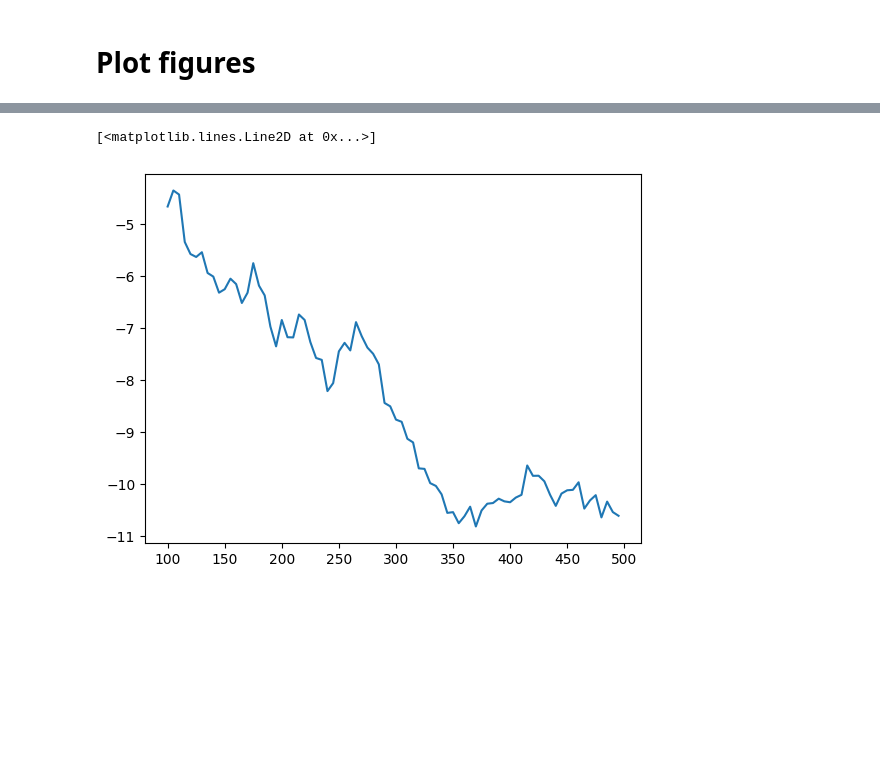
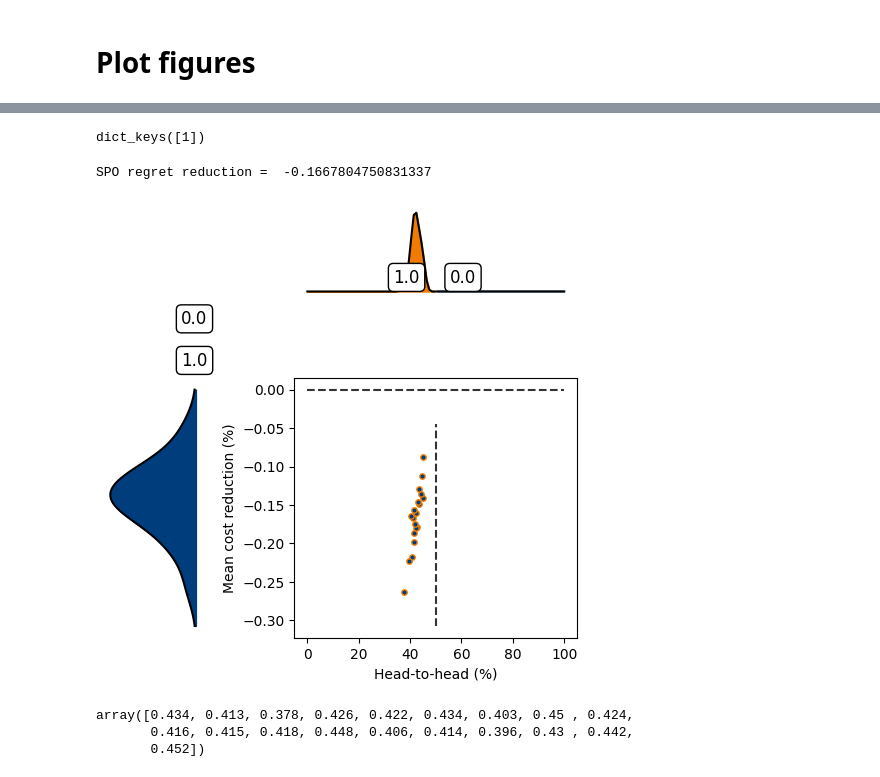
Before and after one commit to xunzhang-sjtu/Decision_Driven_Regularization, a Jupyter notebook: ShortestPath/Test_Main.ipynb, the cells around one changed output, grey strips where cells are left out. Drawn from its saved outputs; the diff is of its cells as text; code cells hidden in the pictures; blank space fills up the shorter version.

```diff
--- a/ShortestPath/Test_Main.ipynb
+++ b/ShortestPath/Test_Main.ipynb
@@ -343,8 +384,31 @@ Figures.figure_plot_upleft(H2H_DDR_vs_OLS_all[mu,lamb]*100, regret_reduction_DDR
 # %%
-import matplotlib.pyplot as plt
-fig = plt.figure()
-ax = plt.subplot()
-ax.plot(lamb_all,regret_all[seed,mu])
+# import matplotlib.pyplot as plt
+# fig = plt.figure()
+# ax = plt.subplot()
+# ax.plot(lamb_all,regret_all[seed,mu])
-# %% [output]
-[<matplotlib.lines.Line2D at 0x...>]
-[figure, removed]
+# %%
+cost_EPO_all.keys()
+# %% [output]
+dict_keys([1])
+# %%
+H2H_SPO_vs_OLS_arr = np.zeros(len(seed_all)); regret_reduction_SPO_vs_OLS_arr = np.zeros(len(seed_all))
+seed_index = 0
+for seed in seed_all:
+    lbel, H2H_SPO_vs_OLS_arr[seed_index], regret_reduction_SPO_vs_OLS_arr[seed_index] = cross_compare2plus(cost_EPO_all[seed]["SPO"],cost_OLS_all[seed], cost_Oracle_all[seed])
+    seed_index = seed_index + 1
+H2H_SPO_vs_OLS_all = H2H_SPO_vs_OLS_arr; regret_reduction_SPO_vs_OLS_all = regret_reduction_SPO_vs_OLS_arr
+# %%
+print("SPO regret reduction = ",np.nanmean(regret_reduction_SPO_vs_OLS_all))
+# %% [output]
+SPO regret reduction =  -0.1667804750831337
+# %%
+Figures.figure_plot_upleft(H2H_SPO_vs_OLS_all*100, regret_reduction_SPO_vs_OLS_all, "", size = (5, 5), move = [-0.12, 0.04, 0.35, 0.55],
+                    ysame = 0, yrange = [6,6], sublabel = '', ypio = 0)
+# %% [output]
+[figure, added]
+# %%
+H2H_SPO_vs_OLS_all
+# %% [output]
+array([0.434, 0.413, 0.378, 0.426, 0.422, 0.434, 0.403, 0.45 , 0.424,
+       0.416, 0.415, 0.418, 0.448, 0.406, 0.414, 0.396, 0.43 , 0.442,
+       0.452])
```
Also changed, not shown: parts of 17 cells of this notebook.
